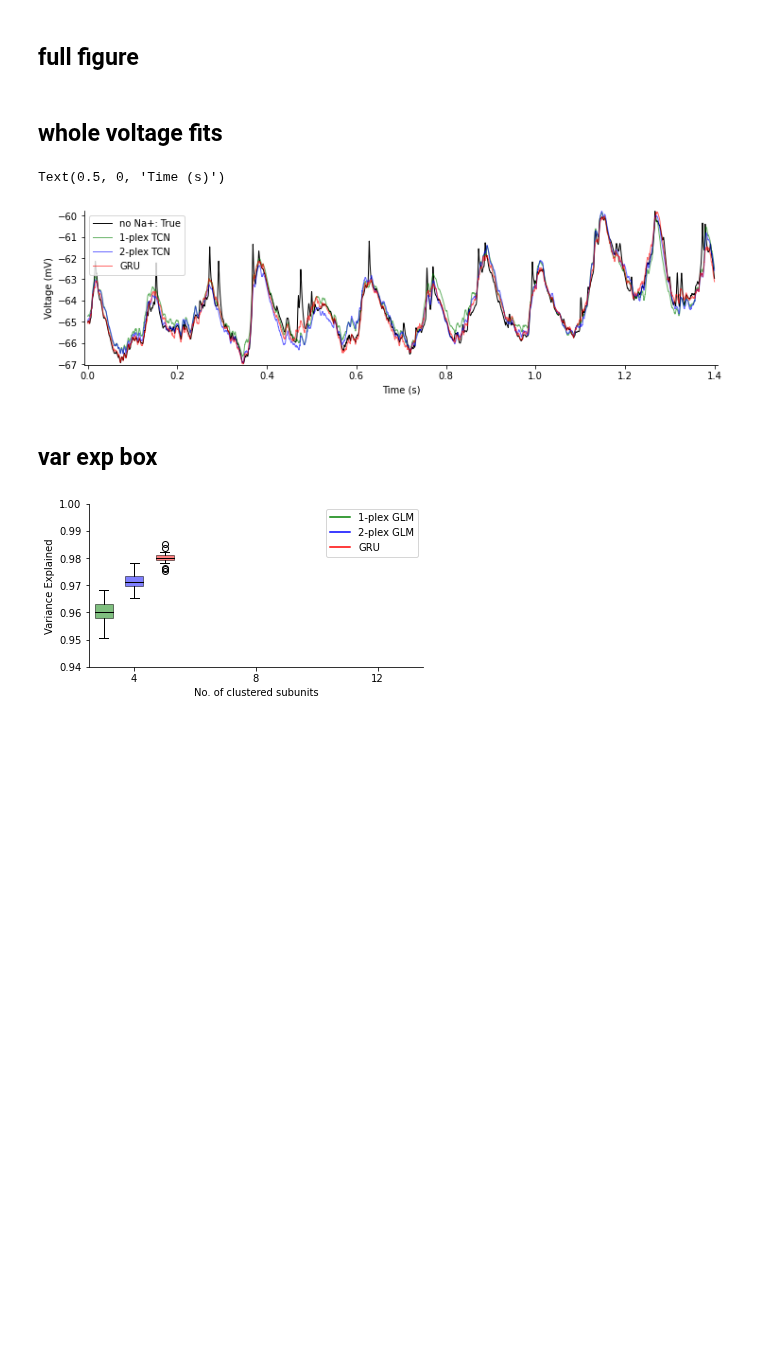
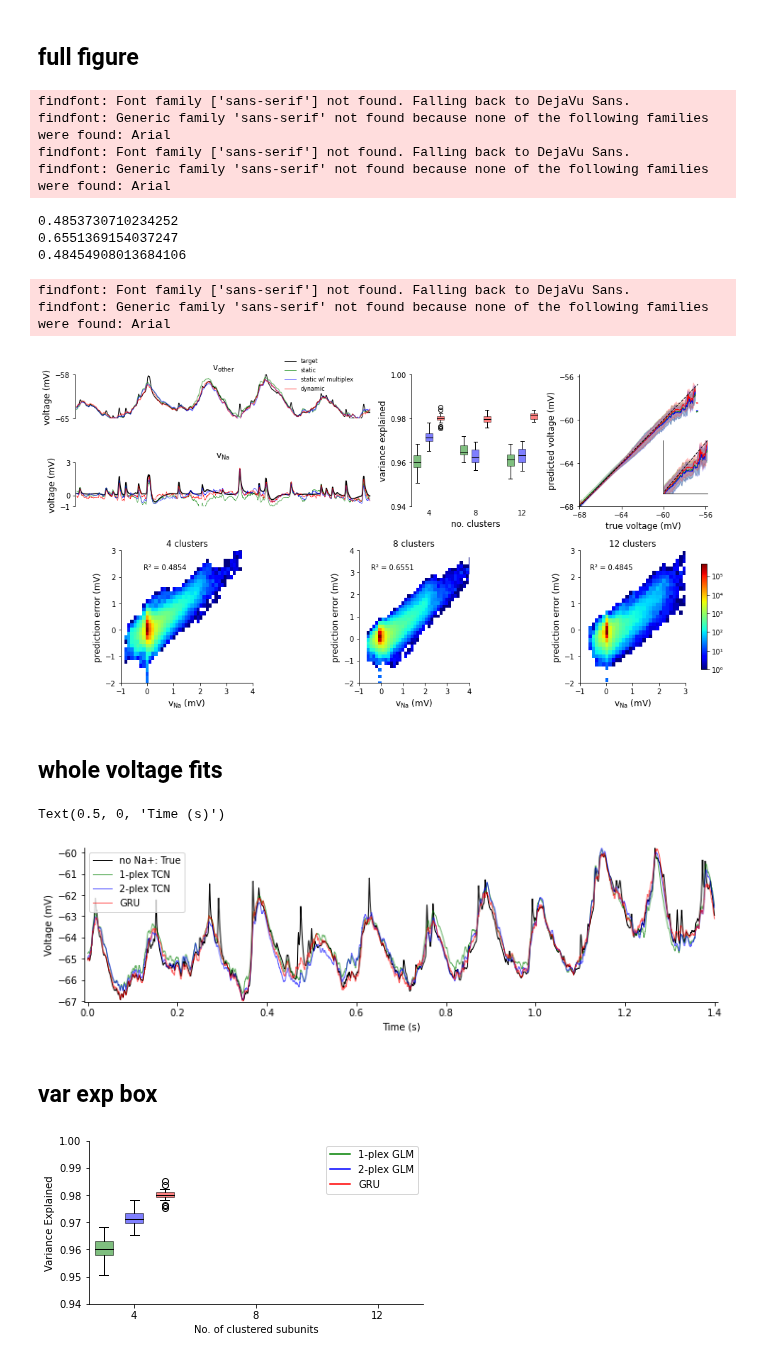
Before and after one commit to yjkimnada/dendrite, a Jupyter notebook: fig_whole/fig_whole.ipynb, the cells around one changed output. Saved outputs shown, nothing was run; the diff lists cells and outputs as text; code cells hidden in the pictures; blank space fills up the shorter version.

```diff
--- a/fig_whole/fig_whole.ipynb
+++ b/fig_whole/fig_whole.ipynb
@@ -100,7 +100,7 @@ ax9 = fig.add_subplot(gs[2:,:4])
 ax10 = fig.add_subplot(gs[2:,4:8])
 ax11 = fig.add_subplot(gs[2:,8:12])
 
-ax1.plot(np.arange(0,0.6,1/5000), true4_na[-2][22000:25000], linewidth=1, color="black", label="$\mathregular{v_{other}}$")
+ax1.plot(np.arange(0,0.6,1/5000), true4_na[-2][22000:25000], linewidth=1, color="black", label="target")
 ax1.plot(np.arange(0,0.6,1/5000), one4_na_test[-2][22000:25000], linewidth=1, color="green", label="static", alpha=0.6)
 ax1.plot(np.arange(0,0.6,1/5000), two4_na_test[-2][22000:25000], linewidth=1, color="blue", label="static w/ multiplex", alpha=0.6)
 ax1.plot(np.arange(0,0.6,1/5000), gru4_na_test[-2][22000:25000], linewidth=1, color="red", label="dynamic", alpha=0.6)
@@ -112,8 +112,9 @@ ax1.spines.bottom.set_visible(False)
 ax1.set_xticks([])
 ax1.set_yticks([-65,-58])
 ax1.set_ylim(-65,-58)
-ax1.set_ylabel("voltage (mV)")
+ax1.set_ylabel("voltage (mV)", fontsize=12)
 #ax1.set_xlabel("Time (s)")
+ax1.set_title("$\mathregular{v_{other}}$")
 
 colors = ["green", "blue", "red"]
 
@@ -157,7 +158,7 @@ ax2.set_yticks(np.arange(0.94,1.01,0.02))
 hB, = ax2.plot(1,1,'blue')
 hR, = ax2.plot(1,1,'red')
 hG, = ax2.plot(1,1,'green')
-ax2.legend((hG, hB, hR),('static', 'static w/ multiplex', 'dynamic'), loc=(0.3,0.75), fontsize=8, frameon=False)
+#ax2.legend((hG, hB, hR),('static', 'static w/ multiplex', 'dynamic'), loc=(0.3,0.75), fontsize=8, frameon=False)
 hB.set_visible(False)
 hR.set_visible(False)
 hG.set_visible(False)
@@ -174,7 +175,7 @@ ax3.spines.right.set_visible(False)
 ax3.spines.top.set_visible(False)
 ax3.set_xlabel("true voltage (mV)", fontsize=12)
 ax3.set_ylabel("predicted voltage (mV)", fontsize=12)
-ax3.legend(loc="upper left", fontsize=8, frameon=False)
+#ax3.legend(loc="upper left", fontsize=8, frameon=False)
 ax3.set_xticks(np.arange(-68,-55.9,4))
 ax3.set_yticks(np.arange(-68,-55.9,4))
 ax3.set_xlim(-68,-55.8)
@@ -317,11 +318,11 @@ ins.set_xticks([])
 ins.set_yticks([])
 """
 
-ax8.plot(np.arange(0,0.6,1/5000), diff4[-2][22000:25000], linewidth=1.5, color="black", label="$\mathregular{v_{Na}}$")
+ax8.plot(np.arange(0,0.6,1/5000), diff4[-2][22000:25000], linewidth=1.5, color="black", label="target")
 ax8.plot(np.arange(0,0.6,1/5000), one4_error[-2][22000:25000], linewidth=0.5, color="green", label="static error")
 ax8.plot(np.arange(0,0.6,1/5000), two4_error[-2][22000:25000], linewidth=0.5, color="blue", label="static w/ multiplex error")
 ax8.plot(np.arange(0,0.6,1/5000), gru4_error[-2][22000:25000], linewidth=0.5, color="red", label="dynamic error")
-ax8.legend(loc=(0.27,0.7), fontsize=8, frameon=False)
+#ax8.legend(loc=(0.27,0.7), fontsize=8, frameon=False)
 ax8.spines.right.set_visible(False)
 ax8.spines.top.set_visible(False)
 ax8.spines.bottom.set_visible(False)
@@ -331,11 +332,13 @@ ax8.set_yticks([-1,0,3])
 #ax8.set_xlabel("Time (ms)")
 ax8.set_ylabel("voltage (mV)", fontsize=12)
 ax8.margins(x=0.005, y=0.005)
+ax8.set_title("$\mathregular{v_{Na}}$")
 
 im9 = ax9.imshow(np.flipud(np.log10(error_diff_4).T), extent=[diff4_bins[0], diff4_bins[-1], error4_bins[0], error4_bins[-1]], cmap="jet")
 #fig.colorbar(im9, ax=ax9, shrink=0.6)
 coeff4 = np.corrcoef(diff4.flatten(), gru4_error.flatten())[0][1]
-ax9.set_title("4 clusters (R²: " +str(np.round(coeff4,4))+")", fontsize=12)
+print(coeff4)
+ax9.set_title("4 clusters", fontsize=12)
 ax9.set_ylabel("prediction error (mV)", fontsize=12)
 ax9.set_xlabel("$\mathregular{v_{Na}}$ (mV)", fontsize=12)
 ax9.spines.right.set_visible(False)
@@ -344,40 +347,59 @@ ax9.set_xticks(np.arange(-1,4.1,1))
 ax9.set_yticks(np.arange(-2,3.1,1))
 ax9.set_xlim(-1,4)
 ax9.set_ylim(-2,3)
-ax9.set_aspect(0.8)
+ax9.set_aspect(1)
+ax9.annotate("R² = "+str(np.round(coeff4,4)), xy=(0.5,0.9),  xycoords='axes fraction',
+            size=10, ha='right', va='top')
 
 im10 = ax10.imshow(np.flipud(np.log10(error_diff_8).T), extent=[diff8_bins[0], diff8_bins[-1], error8_bins[0], error8_bins[-1]], cmap="jet")
 #fig.colorbar(im10, ax=ax10)
 coeff8 = np.corrcoef(diff8.flatten(), gru8_error.flatten())[0][1]
-ax10.set_title("8 clusters (R²: " +str(np.round(coeff8,4))+")", fontsize=12)
+print(coeff8)
+ax10.set_title("8 clusters", fontsize=12)
 ax10.set_xlabel("$\mathregular{v_{Na}}$ (mV)", fontsize=12)
 ax10.set_ylabel("prediction error (mV)", fontsize=12)
 ax10.spines.right.set_visible(False)
 ax10.spines.top.set_visible(False)
 ax10.set_xticks(np.arange(-1,4.1,1))
 ax10.set_yticks(np.arange(-2,4.1,1))
 ax10.set_xlim(-1,4)
 ax10.set_ylim(-2,4)
-ax10.set_aspect(0.7)
+ax10.set_aspect(1)
+ax10.annotate("R² = "+str(np.round(coeff8,4)), xy=(0.5,0.9),  xycoords='axes fraction',
+            size=10, ha='right', va='top')
 
 im11 = ax11.imshow(np.flipud(np.log10(error_diff_12).T), extent=[diff12_bins[0], diff12_bins[-1], error12_bins[0], error12_bins[-1]], cmap="jet")
 cbar = fig.colorbar(im11, ax=[ax9,ax10,ax11], shrink=0.8, pad=0.025, fraction=0.01, ticks=[0,1,2,3,4,5])
 cbar.ax.set_yticklabels(["10⁰","10¹","10²","10³","10⁴","10⁵"])
 coeff12 = np.corrcoef(diff12.flatten(), gru12_error.flatten())[0][1]
-ax11.set_title("12 clusters (R²: " +str(np.round(coeff12,4))+")", fontsize=12)
+print(coeff12)
+ax11.set_title("12 clusters", fontsize=12)
 ax11.set_xlabel("$\mathregular{v_{Na}}$ (mV)", fontsize=12)
 ax11.set_ylabel("prediction error (mV)", fontsize=12)
 ax11.spines.right.set_visible(False)
 ax11.spines.top.set_visible(False)
 ax11.set_xticks(np.arange(-1,3.1,1))
 ax11.set_yticks(np.arange(-2,3.1,1))
 ax11.set_xlim(-1,3)
 ax11.set_ylim(-2,3)
-ax11.set_aspect(0.7)
+ax11.set_aspect(1)
+ax11.annotate("R² = "+str(np.round(coeff12,4)), xy=(0.5,0.9),  xycoords='axes fraction',
+            size=10, ha='right', va='top')
 
 fig.tight_layout()
 #plt.show()
 #fig.savefig("/home/sklee/dendrite/fig_whole/fig_whole_raw.pdf", bbox_inches="tight", transparent=True)
+# %% [output]
+findfont: Font family ['sans-serif'] not found. Falling back to DejaVu Sans.
+findfont: Generic family 'sans-serif' not found because none of the following families were found: Arial
+findfont: Font family ['sans-serif'] not found. Falling back to DejaVu Sans.
+findfont: Generic family 'sans-serif' not found because none of the following families were found: Arial
+0.4853730710234252
+0.6551369154037247
+0.48454908013684106
+findfont: Font family ['sans-serif'] not found. Falling back to DejaVu Sans.
+findfont: Generic family 'sans-serif' not found because none of the following families were found: Arial
+[figure, added]
 # %% [markdown]
 ## whole voltage fits
 # %%
```
Also changed, not shown: 13 other files.
